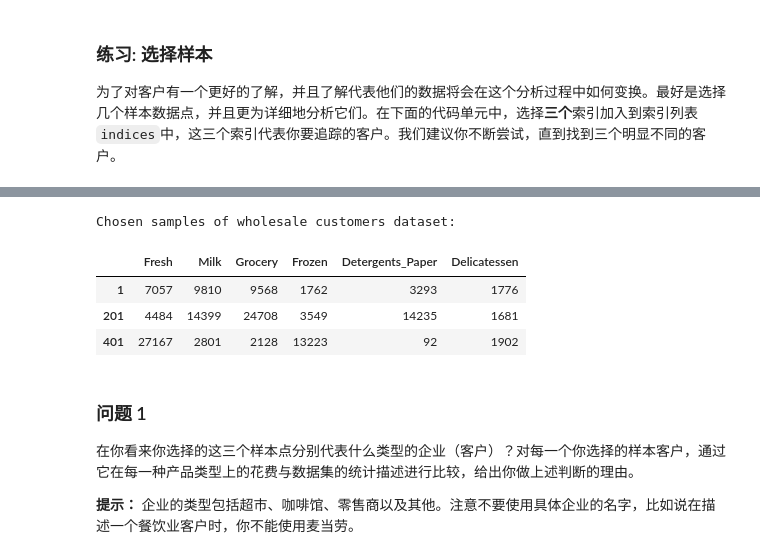
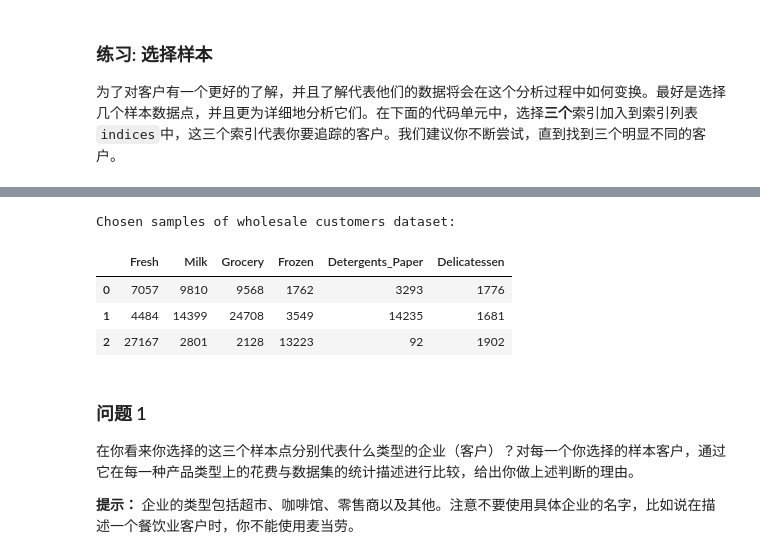
Before and after one commit to kelvintt/customer_segments, a Jupyter notebook: customer_segments.ipynb, the cells around one changed output, grey strips where cells are left out. Cells and saved outputs as stored; diff of their text form; code cells hidden in the pictures.

```diff
--- a/customer_segments.ipynb
+++ b/customer_segments.ipynb
@@ -102,26 +106,26 @@ annual spending (m.u.)on and delicatessen products (Continuous);
 # %%
 # TODO：从数据集中选择三个你希望抽样的数据点的索引
 indices = [1,201,401]
 
 # 为选择的样本建立一个DataFrame
-# samples = pd.DataFrame(data.loc[indices], columns = data.keys()).reset_index(drop = True)
+samples = pd.DataFrame(data.loc[indices], columns = data.keys()).reset_index(drop = True)
 
 # loc[]  使用标签来获取数据，注意先行后列
 # keys
 # reset_index可以还原索引，重新变为默认的整型索引
 # drop为False则索引列会被还原为普通列，否则会丢失
 
-# 使用这个代码似乎也是一样的结果
-samples = data.loc[indices]
+# 使用下面代码似乎也是显示一样的结果，但是应该是一个视图，而不是如同上面的代码建立一个新的DataFrame
+# samples = data.loc[indices]
 
 print("Chosen samples of wholesale customers dataset:")
 display(samples)
 # %% [output]
 Chosen samples of wholesale customers dataset:
 |  | Fresh | Milk | Grocery | Frozen | Detergents_Paper | Delicatessen |
-| 1 | 7057 | 9810 | 9568 | 1762 | 3293 | 1776 |
-| 201 | 4484 | 14399 | 24708 | 3549 | 14235 | 1681 |
-| 401 | 27167 | 2801 | 2128 | 13223 | 92 | 1902 |
+| 0 | 7057 | 9810 | 9568 | 1762 | 3293 | 1776 |
+| 1 | 4484 | 14399 | 24708 | 3549 | 14235 | 1681 |
+| 2 | 27167 | 2801 | 2128 | 13223 | 92 | 1902 |
 # %% [markdown]
 ### 问题 1
 在你看来你选择的这三个样本点分别代表什么类型的企业（客户）？对每一个你选择的样本客户，通过它在每一种产品类型上的花费与数据集的统计描述进行比较，给出你做上述判断的理由。
```
Also changed, not shown: parts of 36 cells of this notebook, 1 other file.
